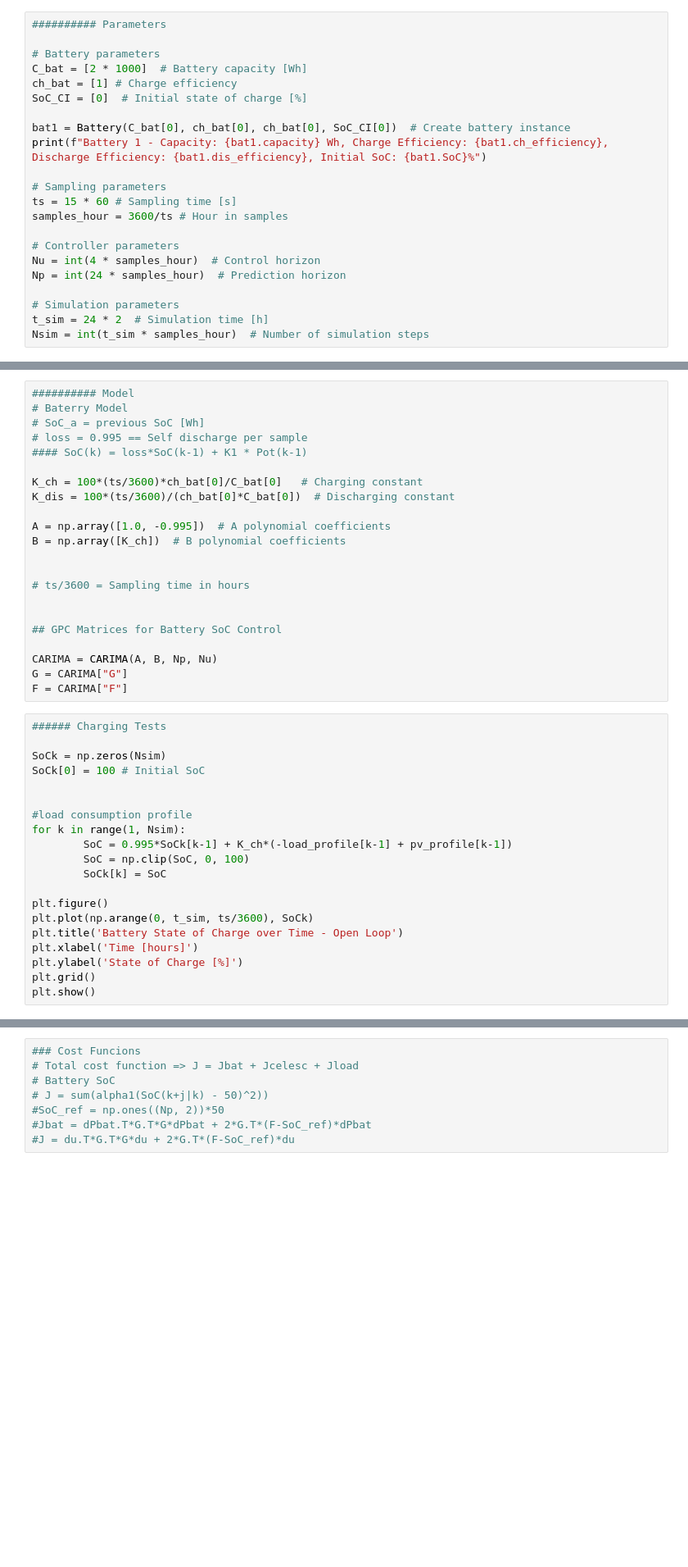
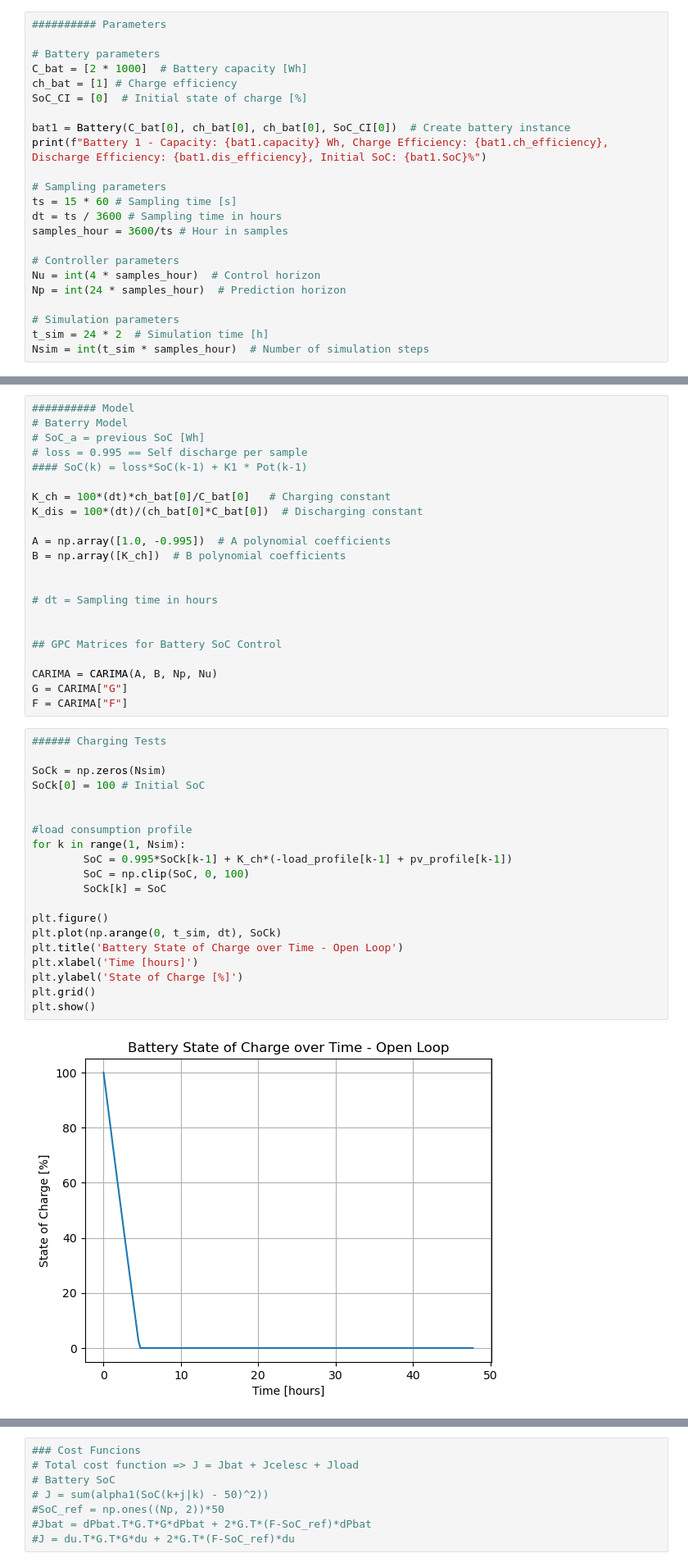
Before and after one commit to DaniloOrige/Microgrid_MPC_Simulation, a Jupyter notebook: dev/simulation.ipynb, the cells around one changed output, grey strips where cells are left out. Shown at 82% size. Drawn from its saved outputs; the diff is of its cells as text; blank space fills up the shorter version.

```diff
--- a/dev/simulation.ipynb
+++ b/dev/simulation.ipynb
@@ -49,6 +52,7 @@ print(f"Battery 1 - Capacity: {bat1.capacity} Wh, Charge Efficiency: {bat1.ch_ef
 
 # Sampling parameters
 ts = 15 * 60 # Sampling time [s]
+dt = ts / 3600 # Sampling time in hours
 samples_hour = 3600/ts # Hour in samples
 
 # Controller parameters
@@ -95,14 +103,14 @@ plt.show()
 # loss = 0.995 == Self discharge per sample
 #### SoC(k) = loss*SoC(k-1) + K1 * Pot(k-1)
 
-K_ch = 100*(ts/3600)*ch_bat[0]/C_bat[0]   # Charging constant
-K_dis = 100*(ts/3600)/(ch_bat[0]*C_bat[0])  # Discharging constant
+K_ch = 100*(dt)*ch_bat[0]/C_bat[0]   # Charging constant
+K_dis = 100*(dt)/(ch_bat[0]*C_bat[0])  # Discharging constant
 
 A = np.array([1.0, -0.995])  # A polynomial coefficients
 B = np.array([K_ch])  # B polynomial coefficients
 
 
-# ts/3600 = Sampling time in hours
+# dt = Sampling time in hours
 
 
 ## GPC Matrices for Battery SoC Control
@@ -113,23 +121,25 @@ F = CARIMA["F"]
 # %%
 ###### Charging Tests
 
 SoCk = np.zeros(Nsim)
 SoCk[0] = 100 # Initial SoC
 
 
 #load consumption profile
 for k in range(1, Nsim):
         SoC = 0.995*SoCk[k-1] + K_ch*(-load_profile[k-1] + pv_profile[k-1])
         SoC = np.clip(SoC, 0, 100)
         SoCk[k] = SoC
 
 plt.figure()
-plt.plot(np.arange(0, t_sim, ts/3600), SoCk)
+plt.plot(np.arange(0, t_sim, dt), SoCk)
 plt.title('Battery State of Charge over Time - Open Loop')
 plt.xlabel('Time [hours]')
 plt.ylabel('State of Charge [%]')
 plt.grid()
 plt.show()
+# %% [output]
+[figure, added]
 # %%
 # Open loop simulation
 
```
Also changed, not shown: parts of 5 cells of this notebook.
